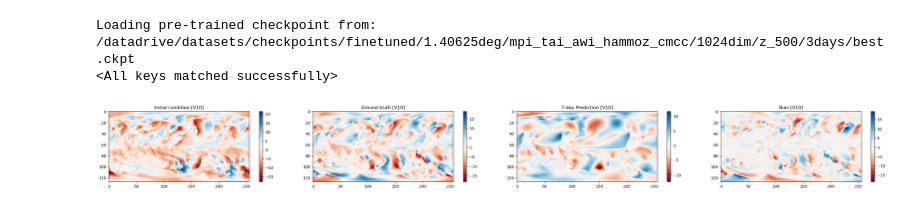
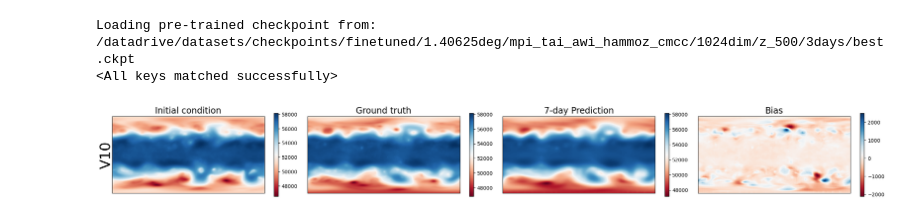
Before and after one commit to tung-nd/climax_all, a Jupyter notebook: notebook/visualize_forecast.ipynb, the cells around one changed output. Saved outputs shown, nothing was run; the diff lists cells and outputs as text; code cells hidden in the pictures.

```diff
--- a/notebook/visualize_forecast.ipynb
+++ b/notebook/visualize_forecast.ipynb
@@ -218,13 +218,14 @@ def visualize_forecast(model_module, data_module, pred_task, var_name, save_path
             labelleft=False
         ) # labels along the bottom edge are off
 
-    axes[index][0].set_title(f"Initial condition")
-    axes[index][1].set_title(f"Ground truth")
-    axes[index][2].set_title(f"{pred_task} Prediction [{var_name}]")
-    axes[index][3].set_title(f"Bias [{var_name}]")
+    axes[index][0].text(-10, 64, var_name, fontsize=28, rotation=90, va='center', ha='center')
+    axes[index][0].set_title(f"Initial condition", fontsize='xx-large')
+    axes[index][1].set_title(f"Ground truth", fontsize='xx-large')
+    axes[index][2].set_title(f"{pred_task} Prediction", fontsize='xx-large')
+    axes[index][3].set_title(f"Bias", fontsize='xx-large')
 
-    fig.tight_layout()
-
+    #fig.tight_layout()
+    fig.subplots_adjust(wspace=0.025, hspace=0.025,)
     if save_path is not None:
         plt.savefig(save_path, bbox_inches='tight')
     else:
@@ -234,6 +235,6 @@ def visualize_forecast(model_module, data_module, pred_task, var_name, save_path
     del y
     del pred
 # %%
-visualize_forecast(model, datamodule, '7-day', 'V10', 'forecast_v10_7days.png')
+visualize_forecast(model, datamodule, '3-day', 'Z500', 'forecast_z500_3days.png')
 # %% [output]
-[figure, old version]
+[figure, new version]
```
Also changed, not shown: 1 other file.
